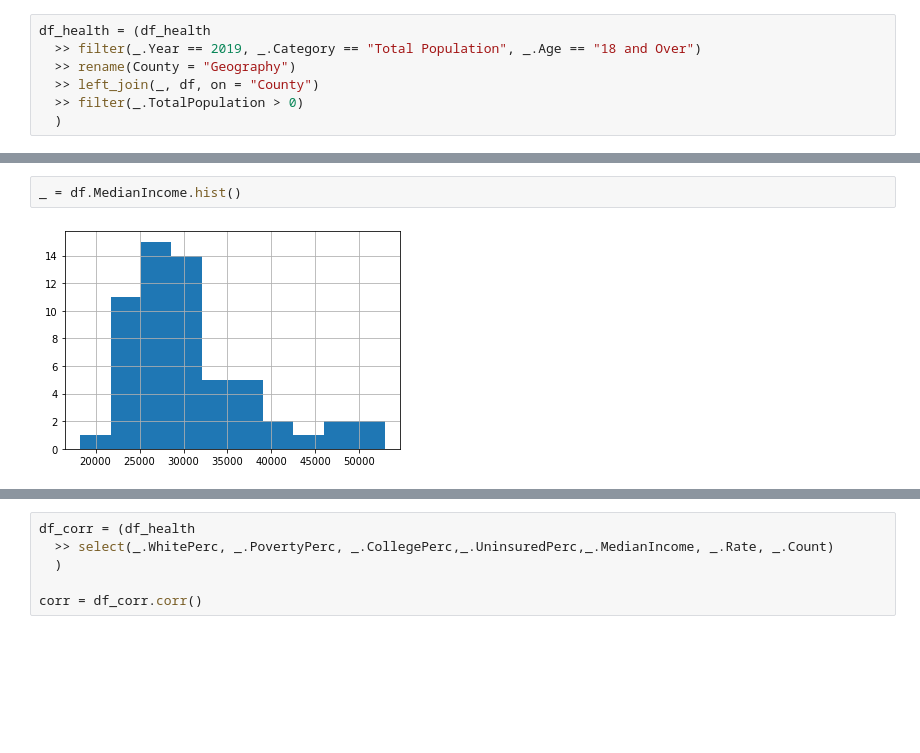
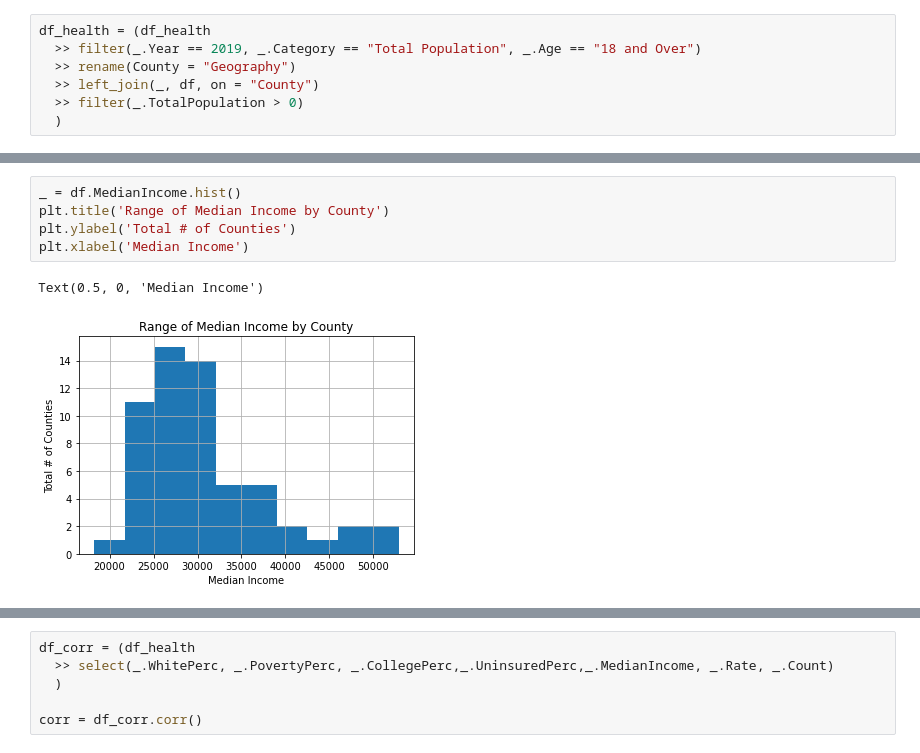
Before and after one commit to joelbray/team-103-project, a Jupyter notebook: census_eda_plus_merged_table_eda.ipynb, the cells around one changed output, grey strips where cells are left out. Drawn from its saved outputs; the diff is of its cells as text; blank space fills up the shorter version.

```diff
--- a/census_eda_plus_merged_table_eda.ipynb
+++ b/census_eda_plus_merged_table_eda.ipynb
@@ -83,6 +87,10 @@ _ = df.TotalAsian.hist()
-# %%
-_ = df.MedianIncome.hist()
-# %% [output]
-[figure, removed]
+# %%
+_ = df.MedianIncome.hist()
+plt.title('Range of Median Income by County')
+plt.ylabel('Total # of Counties')
+plt.xlabel('Median Income')
+# %% [output]
+Text(0.5, 0, 'Median Income')
+[figure, added]
 # %%
 _ = df.plot(x="County", y=["MedianIncome", "MedianIncomeForeignBorn"], kind="bar", figsize = [15,8])
```
Also changed, not shown: parts of 23 cells of this notebook.
